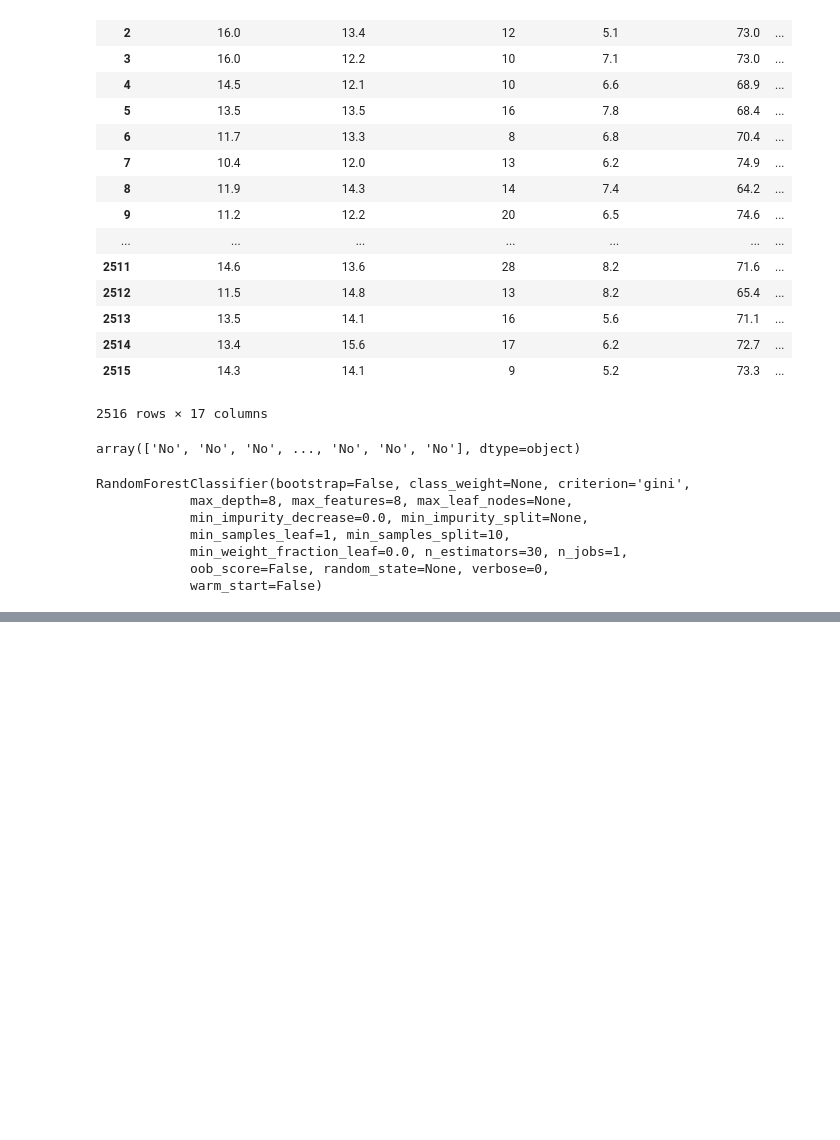
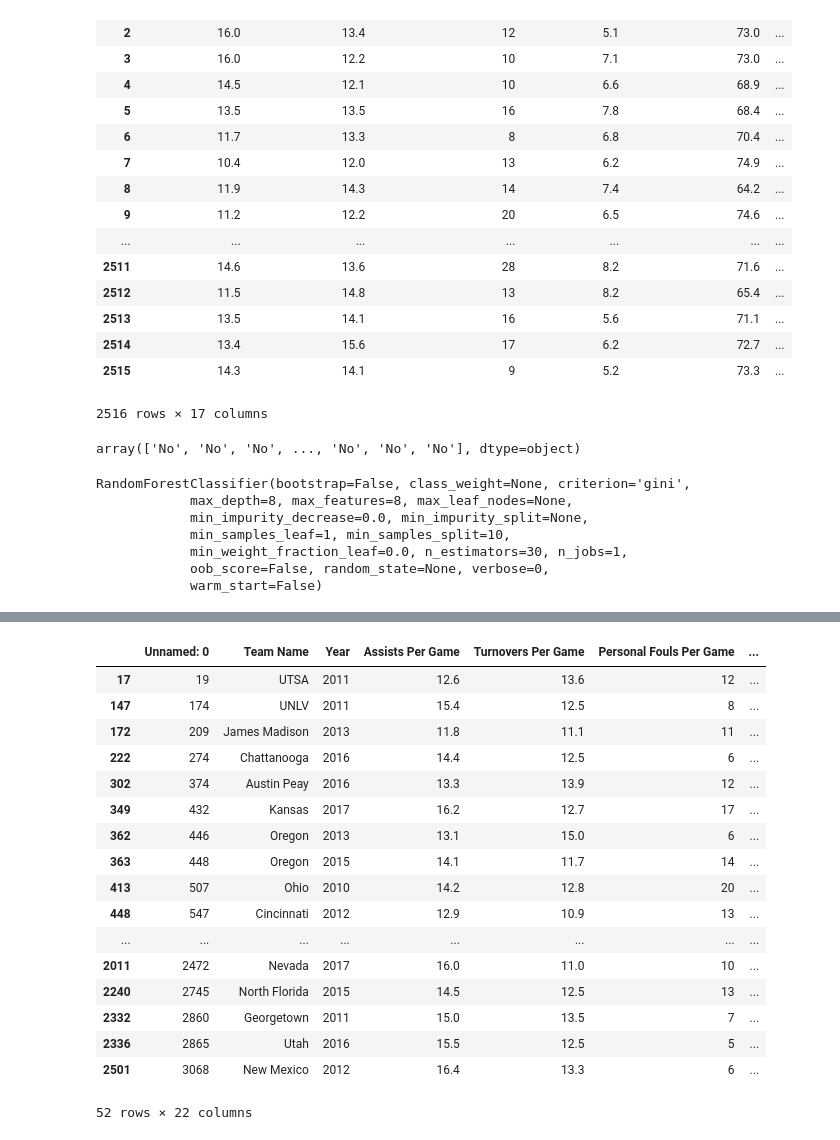
Before and after one commit to dcorreac/NCAA-Prediction, a Jupyter notebook: Predicting NCAA basketball .ipynb, the cells around one changed output, grey strips where cells are left out. Cells and saved outputs as stored; diff of their text form; code cells hidden in the pictures; blank space fills up the shorter version.

```diff
--- a/Predicting NCAA basketball .ipynb
+++ b/Predicting NCAA basketball .ipynb
@@ -110,0 +113,26 @@ Accuracy:
+# %%
+from sklearn.ensemble import AdaBoostClassifier
+from sklearn.metrics import f1_score
+
+clf = AdaBoostClassifier(n_estimators = 500)
+adaPredictions = clf.fit(predictor_data, outcome_data)
+adaPredictions = adaPredictions.predict(predictor_data)
+
+recall = recall_score(outcome_data, adaPredictions, average = 'weighted')
+precision = precision_score(outcome_data, adaPredictions, average = 'weighted')
+
+folds = 10
+evaluation_metric = "accuracy"
+
+scores = cross_val_score(clf, predictor_data, outcome_data, cv=folds,scoring=evaluation_metric)
+accuracy = scores.mean()
+
+print('--------------ADA----------BOOST-----')
+print('Recall:')
+print(recall)
+print('Precision:')
+print(precision)
+print('Accuracy:')
+print(accuracy)
+print('F1 score:')
+print(f1_score(outcome_data, adaPredictions, average = 'weighted'))
@@ -110,0 +149,2 @@ Accuracy:
+# %%
+basketball['adaPredictions'] = adaPredictions
@@ -110,0 +153,23 @@ Accuracy:
+# %%
+diff = basketball[basketball.adaPredictions != basketball.Qualified]
+# %%
+diff
+# %% [output]
+|  | Unnamed: 0 | Team Name | Year | Assists Per Game | Turnovers Per Game | Personal Fouls Per Game | ... |
+| 17 | 19 | UTSA | 2011 | 12.6 | 13.6 | 12 | ... |
+| 147 | 174 | UNLV | 2011 | 15.4 | 12.5 | 8 | ... |
+| 172 | 209 | James Madison | 2013 | 11.8 | 11.1 | 11 | ... |
+| 222 | 274 | Chattanooga | 2016 | 14.4 | 12.5 | 6 | ... |
+| 302 | 374 | Austin Peay | 2016 | 13.3 | 13.9 | 12 | ... |
+| 349 | 432 | Kansas | 2017 | 16.2 | 12.7 | 17 | ... |
+| 362 | 446 | Oregon | 2013 | 13.1 | 15.0 | 6 | ... |
+| 363 | 448 | Oregon | 2015 | 14.1 | 11.7 | 14 | ... |
+| 413 | 507 | Ohio | 2010 | 14.2 | 12.8 | 20 | ... |
+| 448 | 547 | Cincinnati | 2012 | 12.9 | 10.9 | 13 | ... |
+| ... | ... | ... | ... | ... | ... | ... | ... |
+| 2011 | 2472 | Nevada | 2017 | 16.0 | 11.0 | 10 | ... |
+| 2240 | 2745 | North Florida | 2015 | 14.5 | 12.5 | 13 | ... |
+| 2332 | 2860 | Georgetown | 2011 | 15.0 | 13.5 | 7 | ... |
+| 2336 | 2865 | Utah | 2016 | 15.5 | 12.5 | 5 | ... |
+| 2501 | 3068 | New Mexico | 2012 | 16.4 | 13.3 | 6 | ... |
+52 rows × 22 columns
```
Also changed, not shown: parts of 6 cells of this notebook, 3 other files.
